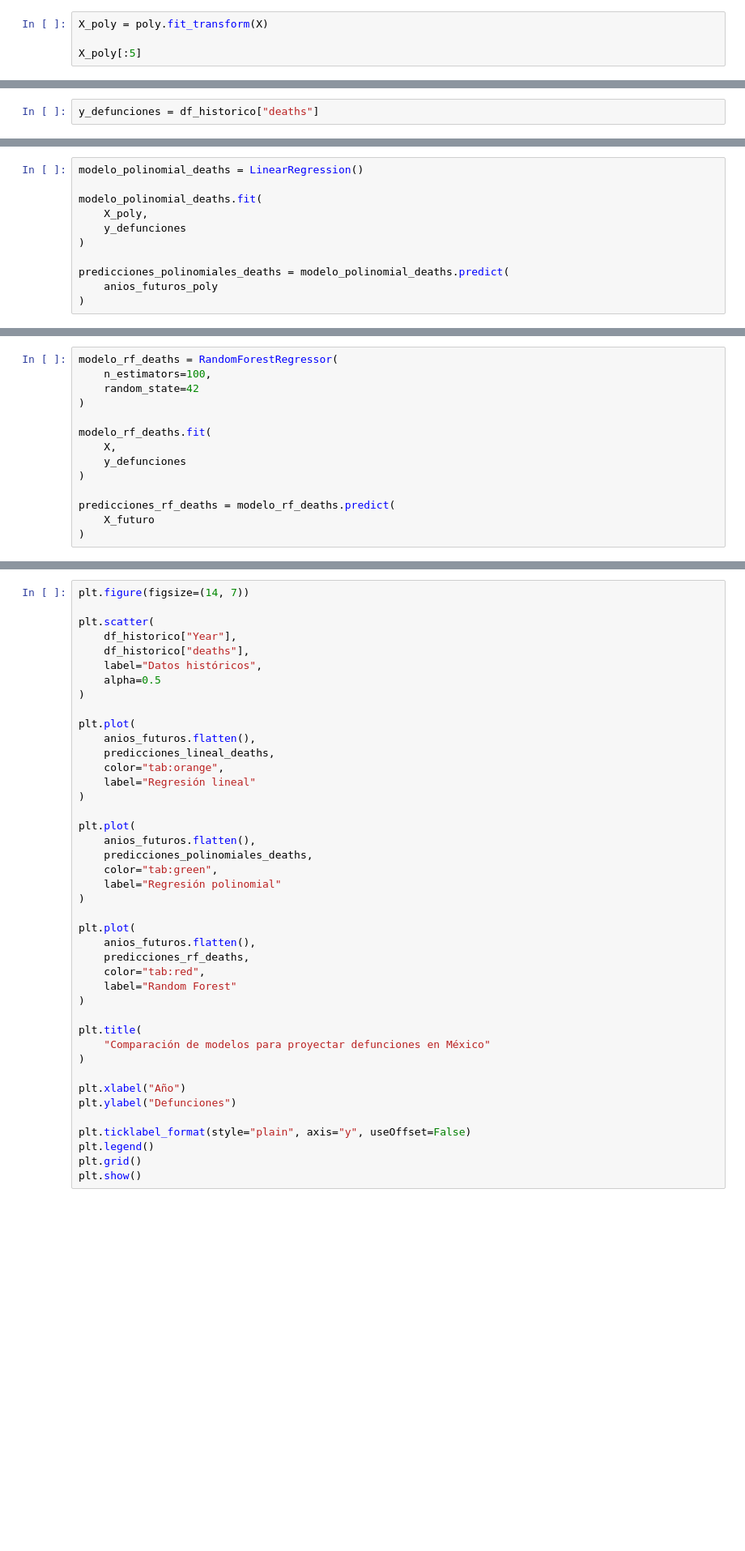
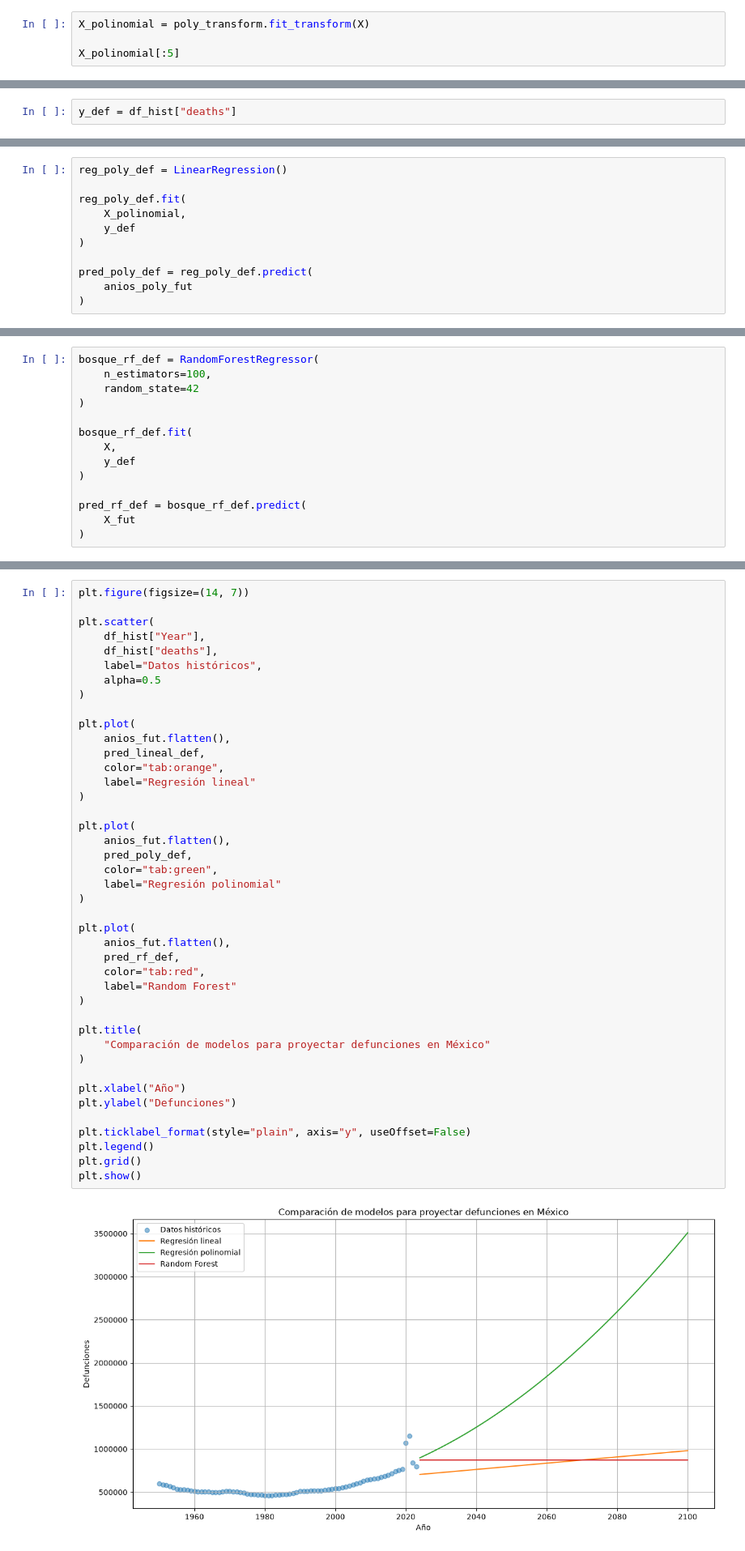
Before and after one commit to MauAG13/Big-Data-511, a Jupyter notebook: U1_1_probabilidad_estadistica/notebooks/U3_1_modelos_regresion_demografia.ipynb, the cells around one changed output, grey strips where cells are left out. Shown at 81% size. Cells and saved outputs as stored; diff of their text form; blank space fills up the shorter version.

```diff
--- a/U1_1_probabilidad_estadistica/notebooks/U3_1_modelos_regresion_demografia.ipynb
+++ b/U1_1_probabilidad_estadistica/notebooks/U3_1_modelos_regresion_demografia.ipynb
@@ -548,9 +566,9 @@ poly = PolynomialFeatures(
 # %% [markdown]
 Transformamos `X`:
 # %%
-X_poly = poly.fit_transform(X)
+X_polinomial = poly_transform.fit_transform(X)
 
-X_poly[:5]
+X_polinomial[:5]
 # %% [output]
 array([[1.950000e+03, 3.802500e+06],
        [1.951000e+03, 3.806401e+06],
@@ -767,7 +785,7 @@ Hasta este momento construimos modelos para predecir **nacimientos**. Ahora repe
 
 La variable predictora sigue siendo `X` (el año). Solo cambia la variable objetivo:
 # %%
-y_defunciones = df_historico["deaths"]
+y_def = df_hist["deaths"]
 # %% [markdown]
 ## 30. Regresión lineal para defunciones
 # %%
@@ -786,31 +804,31 @@ predicciones_lineal_deaths = modelo_lineal_deaths.predict(
 
 Utilizamos nuevamente las variables construidas con `PolynomialFeatures` (`X_poly` y `anios_futuros_poly`).
 # %%
-modelo_polinomial_deaths = LinearRegression()
+reg_poly_def = LinearRegression()
 
-modelo_polinomial_deaths.fit(
-    X_poly,
-    y_defunciones
+reg_poly_def.fit(
+    X_polinomial,
+    y_def
 )
 
-predicciones_polinomiales_deaths = modelo_polinomial_deaths.predict(
-    anios_futuros_poly
+pred_poly_def = reg_poly_def.predict(
+    anios_poly_fut
 )
 # %% [markdown]
 ## 32. Random Forest para defunciones
 # %%
-modelo_rf_deaths = RandomForestRegressor(
+bosque_rf_def = RandomForestRegressor(
     n_estimators=100,
     random_state=42
 )
 
-modelo_rf_deaths.fit(
+bosque_rf_def.fit(
     X,
-    y_defunciones
+    y_def
 )
 
-predicciones_rf_deaths = modelo_rf_deaths.predict(
-    X_futuro
+pred_rf_def = bosque_rf_def.predict(
+    X_fut
 )
 # %% [markdown]
 # PARTE 15. Comparar las predicciones de defunciones
@@ -820,44 +838,46 @@ predicciones_rf_deaths = modelo_rf_deaths.predict(
 plt.figure(figsize=(14, 7))
 
 plt.scatter(
-    df_historico["Year"],
-    df_historico["deaths"],
+    df_hist["Year"],
+    df_hist["deaths"],
     label="Datos históricos",
     alpha=0.5
 )
 
 plt.plot(
-    anios_futuros.flatten(),
-    predicciones_lineal_deaths,
+    anios_fut.flatten(),
+    pred_lineal_def,
     color="tab:orange",
     label="Regresión lineal"
 )
 
 plt.plot(
-    anios_futuros.flatten(),
-    predicciones_polinomiales_deaths,
+    anios_fut.flatten(),
+    pred_poly_def,
     color="tab:green",
     label="Regresión polinomial"
 )
 
 plt.plot(
-    anios_futuros.flatten(),
-    predicciones_rf_deaths,
+    anios_fut.flatten(),
+    pred_rf_def,
     color="tab:red",
     label="Random Forest"
 )
 
 plt.title(
     "Comparación de modelos para proyectar defunciones en México"
 )
 
 plt.xlabel("Año")
 plt.ylabel("Defunciones")
 
 plt.ticklabel_format(style="plain", axis="y", useOffset=False)
 plt.legend()
 plt.grid()
 plt.show()
+# %% [output]
+[figure, added]
 # %% [markdown]
 # PARTE 16. Comparar nuestros modelos con las proyecciones de OWID
 
```
Also changed, not shown: parts of 73 cells of this notebook, 1 other file.
